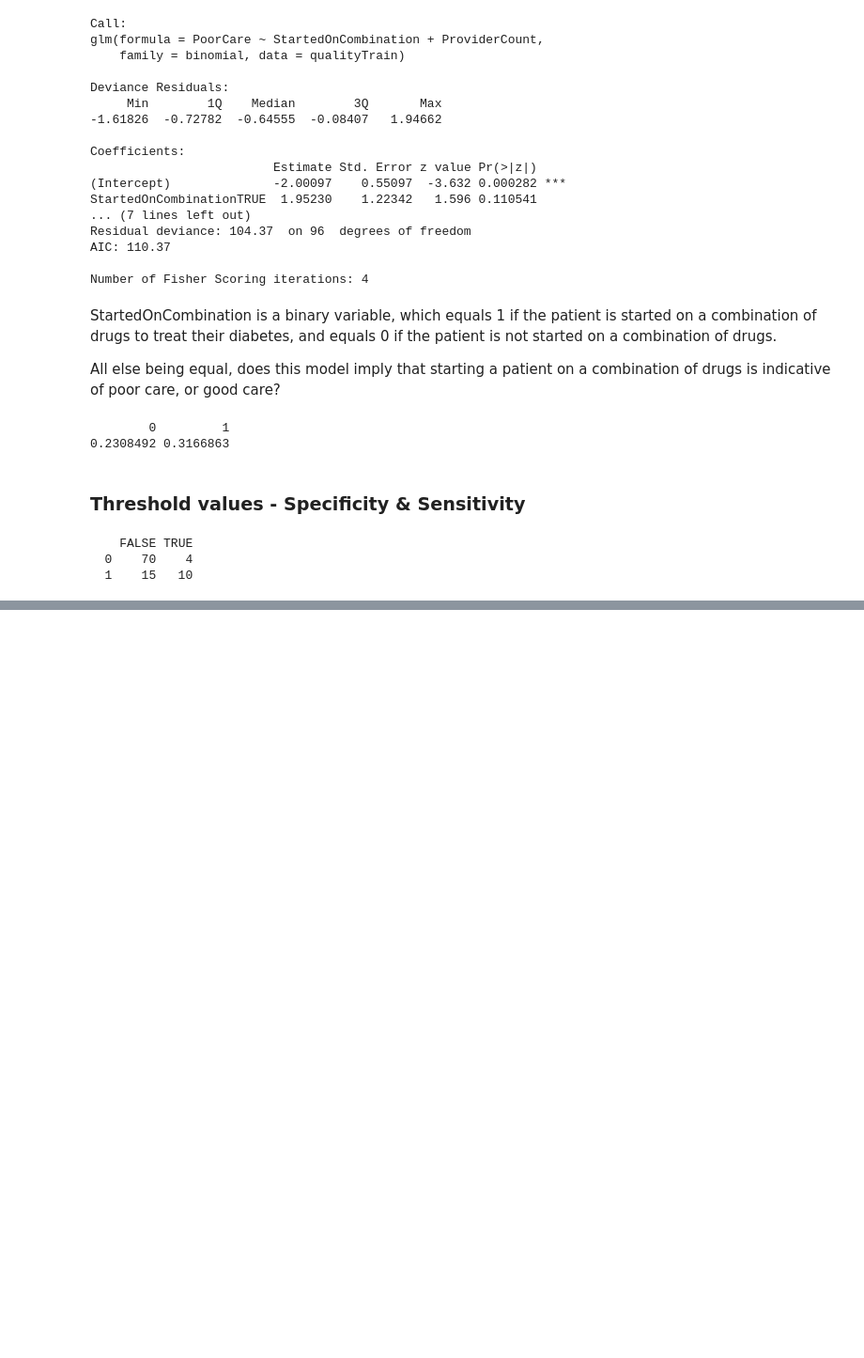
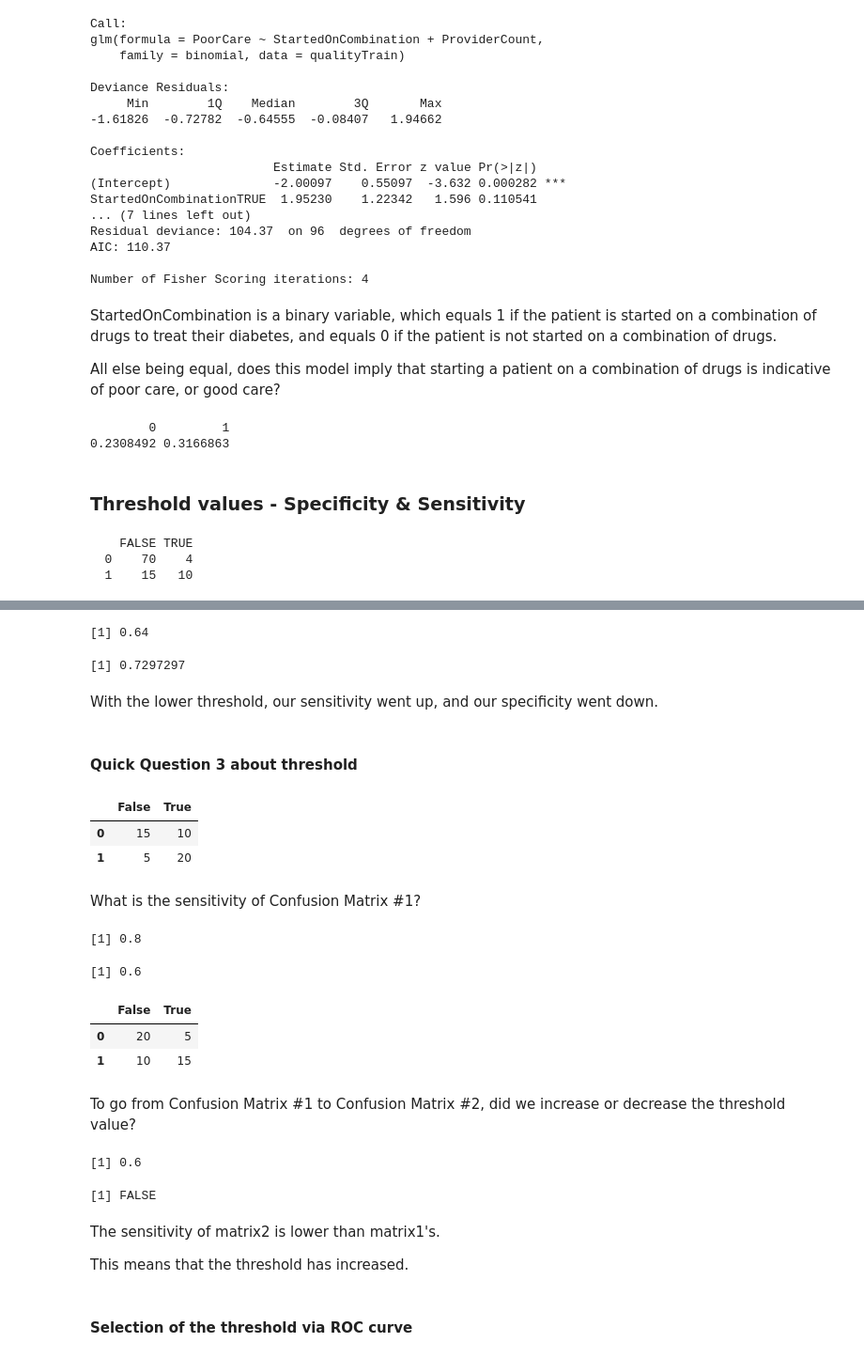
Before and after one commit to Mehdi-H/MITx-15.071x-The-Analytics-Edge---Homework-Assignments, a Jupyter notebook: 3 - Logistic Regression/course/Unit 3 - Logistic regression.ipynb, the cells around one changed output, grey strips where cells are left out. Shown at 94% size. Drawn from its saved outputs; the diff is of its cells as text; code cells hidden in the pictures; blank space fills up the shorter version.

Commit message:
[Unit3] Sensitivity & sensibility + starting ROC

```diff
--- a/3 - Logistic Regression/course/Unit 3 - Logistic regression.ipynb
+++ b/3 - Logistic Regression/course/Unit 3 - Logistic regression.ipynb
@@ -252,0 +294,36 @@ Let's compute the Sensitivity.
+# %%
+sensitivity <- 16/(9+16)
+print(sensitivity)
+# %% [output]
+[1] 0.64
+# %%
+specificity <- 54/(54+20)
+print(specificity)
+# %% [output]
+[1] 0.7297297
+# %% [markdown]
+With the lower threshold, our sensitivity went up, and our specificity went down.
+# %% [markdown]
+#### Quick Question 3 about threshold
+# %%
+matrix1 <- matrix(c(15,5, 10, 20), nrow = 2, ncol = 2)
+rownames(matrix1) <- c("0", "1")
+colnames(matrix1) <- c("False", "True")
+# %%
+matrix1
+# %% [output]
+|  | False | True |
+| 0 | 15 | 10 |
+| 1 | 5 | 20 |
+# %% [markdown]
+What is the sensitivity of Confusion Matrix #1?
+# %%
+sensitivity1 <- 20/(5+20)
+print(sensitivity1)
+# %% [output]
+[1] 0.8
+# %%
+specificity1 <- 15/(15+10)
+print(specificity1)
+# %% [output]
+[1] 0.6
@@ -252,0 +334,23 @@ Let's compute the Sensitivity.
+# %%
+matrix2
+# %% [output]
+|  | False | True |
+| 0 | 20 | 5 |
+| 1 | 10 | 15 |
+# %% [markdown]
+To go from Confusion Matrix #1 to Confusion Matrix #2, did we increase or decrease the threshold value?
+# %%
+sensitivity2 <- 15/(10+15)
+print(sensitivity2)
+# %% [output]
+[1] 0.6
+# %%
+sensitivity2 > sensitivity1
+# %% [output]
+[1] FALSE
+# %% [markdown]
+The sensitivity of matrix2 is lower than matrix1's.
+
+This means that the threshold has increased.
+# %% [markdown]
+#### Selection of the threshold via ROC curve
```
Also changed, not shown: parts of 13 cells of this notebook.
